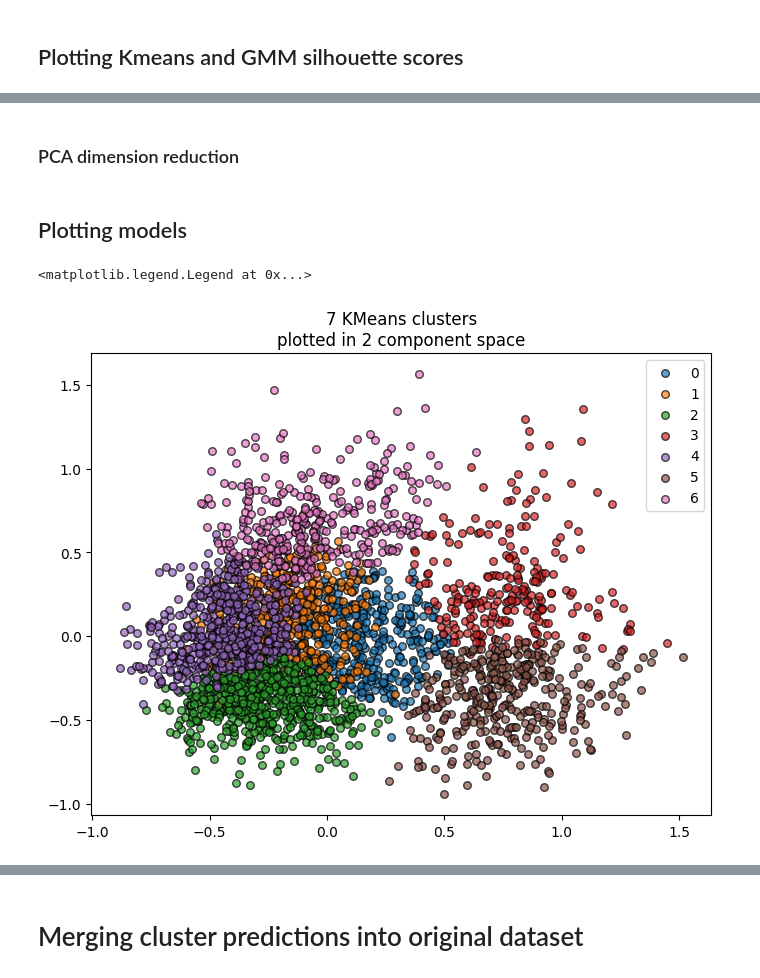
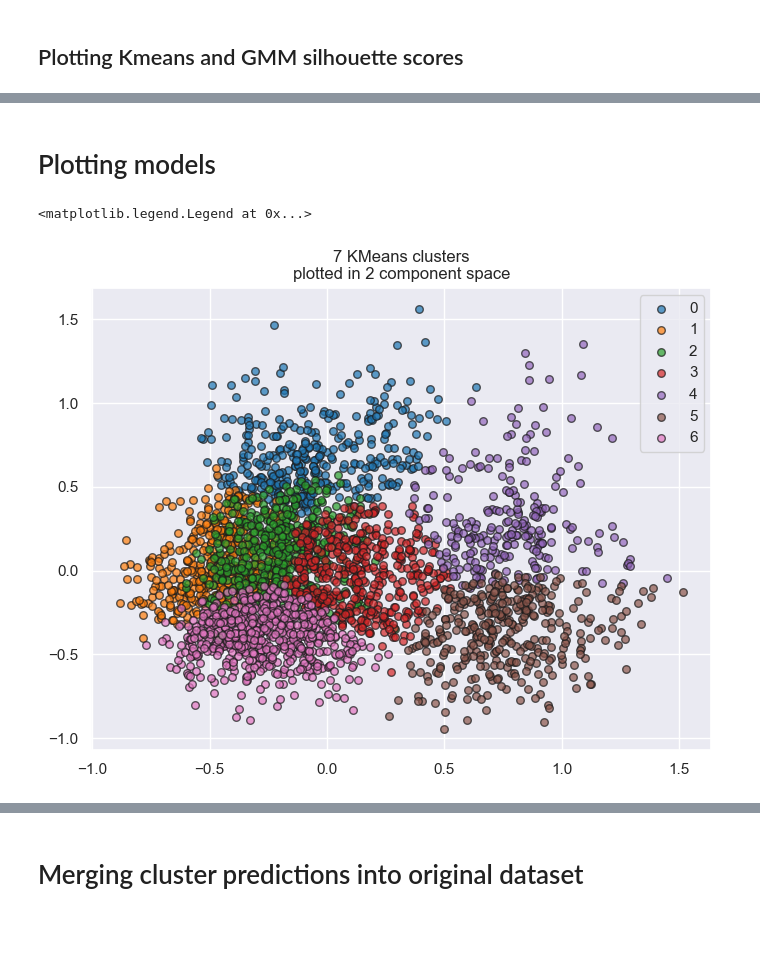
Before and after one commit to AlfonsoGhislieri/nba-machine-learning, a Jupyter notebook: getting_cleaning_data.ipynb, the cells around one changed output, grey strips where cells are left out. Saved outputs shown, nothing was run; the diff lists cells and outputs as text; code cells hidden in the pictures; blank space fills up the shorter version.

Commit message:
added feature reduction before applying model

```diff
--- a/getting_cleaning_data.ipynb
+++ b/getting_cleaning_data.ipynb
@@ -308,0 +312,10 @@ X.describe()
+# %%
+sns.set()
+
+pca = PCA().fit(X)
+number_components = range(len(pca.explained_variance_ratio_))
+
+plt.plot(number_components, np.cumsum(pca.explained_variance_ratio_)) #plt.plot(np.cumsum(pca.explained_variance_ratio_))
+plt.xticks(number_components)
+plt.xlabel('number of components')
+plt.ylabel('cumulative explained variance');
@@ -309,3 +326,6 @@ X.describe()
+# %%
+# reduce to 2 dimensions to make more visible
+X_PCA = PCA(13).fit_transform(X)
 # %% [markdown]
 # Exploration of data
 # %%
@@ -522,31 +512,26 @@ Cluster 6 has 296 players with positions {'PG': 7, 'C': 230, 'PF': 55, 'SF': 3,
-# %% [markdown]
-### PCA dimension reduction
 # %% [markdown]
-## Plotting models
+# Plotting models
-# %%
-# reduce to 2 dimensions to make more visible
-X_PCA = PCA(2).fit_transform(X)
 # %%
-_, centers, kmeans_labels = kmeans(X, 7)
+_, centers, kmeans_labels = kmeans(X_PCA, 7)
 
 # map predictions to label
 labels = np.unique(kmeans_labels)
 colors = cycle(cm.tab10.colors)
 plt.figure(figsize=(8, 6))
 plt.title('7 KMeans clusters\nplotted in 2 component space')
 
 
 for label in labels:
     # plot one cluster for each iteration
     color = next(colors)
     # find indeces corresponding to cluser i
     idx = kmeans_labels == label
     # plot cluster
     plt.scatter(X_PCA[idx, 0], X_PCA[idx, 1], color=color, s=30, edgecolor='k', label=label, alpha=0.7)
 
 
 plt.legend()
 # %% [output]
 <matplotlib.legend.Legend at 0x...>
-[figure, old version]
+[figure, new version]
 # %%
```
Also changed, not shown: parts of 12 cells of this notebook.
